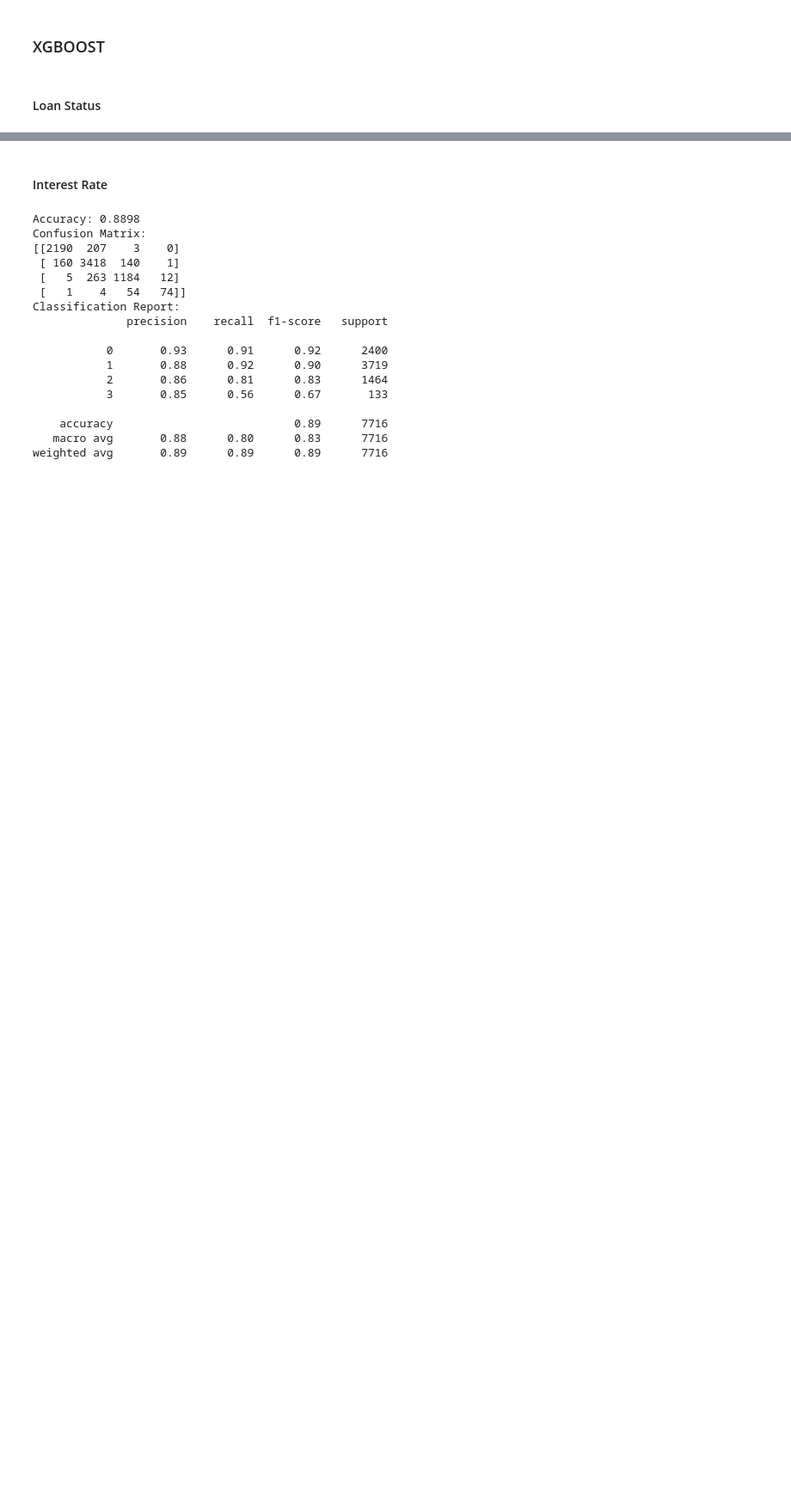
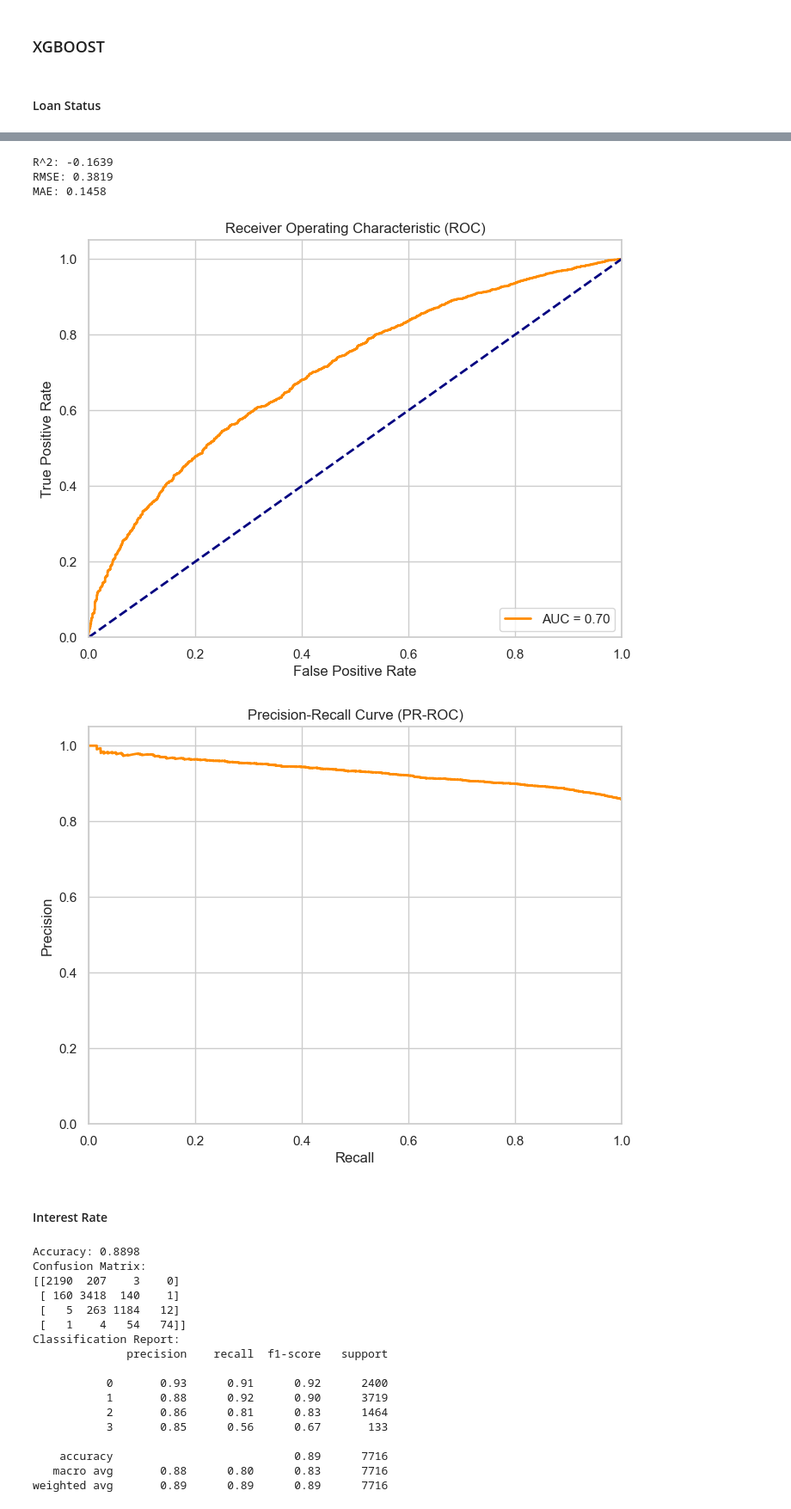
Before and after one commit to likith2201/BankLoanCaseStudy_Project, a Jupyter notebook: BankingLoanCaseStudy.ipynb, the cells around one changed output, grey strips where cells are left out. Shown at 86% size. Cells and saved outputs as stored; diff of their text form; code cells hidden in the pictures; blank space fills up the shorter version.

```diff
--- a/BankingLoanCaseStudy.ipynb
+++ b/BankingLoanCaseStudy.ipynb
@@ -1340,6 +1360,9 @@ from sklearn.metrics import accuracy_score
 #### Loan Status
 # %%
 from sklearn.metrics import accuracy_score, classification_report, confusion_matrix
+from sklearn.metrics import r2_score, mean_squared_error, mean_absolute_error, roc_curve, auc, precision_recall_curve
+
+
 
 xgb_model = xgb.XGBClassifier(n_estimators=100, learning_rate=0.1, max_depth=3)
 xgb_model.fit(X_train, y_train)
@@ -1357,33 +1380,80 @@ print(f"Classification Report:\n{classification_rep}")
 
 
 feature_names = ['loan_amnt', 'installment', 'int_rate%', 'annual_inc', 'dti', 'home_ownership', 'purpose', 'loanPeriod', 'addr_state', 'revol_bal', 'revol_util']
 
 
 feature_importance = xgb_model.feature_importances_
 sorted_idx = np.argsort(feature_importance)
 fig = plt.figure(figsize=(12, 6))
 
 
 plt.barh(range(len(sorted_idx)), feature_importance[sorted_idx], align="center")
 plt.yticks(range(len(sorted_idx)), [feature_names[i] for i in sorted_idx])
 plt.xlabel("Feature Importance")
 plt.title("XGBoost - Loan Status - Feature Importance")
 plt.show()
+
+# Calculate R^2
+y_pred_train = xgb_model.predict(X_train)
+
+r2 = r2_score(y_train, y_pred_train)
+print(f"R^2: {r2:.4f}")
+
+# Calculate RMSE
+rmse = np.sqrt(mean_squared_error(y_train, y_pred_train))
+print(f"RMSE: {rmse:.4f}")
+
+# Calculate MAE
+mae = mean_absolute_error(y_train, y_pred_train)
+print(f"MAE: {mae:.4f}")
+
+# Calculate and plot ROC and AUC
+y_pred_prob = xgb_model.predict_proba(X_test)[:, 1]
+fpr, tpr, _ = roc_curve(y_test, y_pred_prob)
+roc_auc = auc(fpr, tpr)
+
+plt.figure(figsize=(8, 6))
+plt.plot(fpr, tpr, color='darkorange', lw=2, label=f'AUC = {roc_auc:.2f}')
+plt.plot([0, 1], [0, 1], color='navy', lw=2, linestyle='--')
+plt.xlim([0.0, 1.0])
+plt.ylim([0.0, 1.05])
+plt.xlabel('False Positive Rate')
+plt.ylabel('True Positive Rate')
+plt.title('Receiver Operating Characteristic (ROC)')
+plt.legend(loc="lower right")
+plt.show()
+
+# Calculate and plot Precision-Recall ROC
+precision, recall, _ = precision_recall_curve(y_test, y_pred_prob)
+
+plt.figure(figsize=(8, 6))
+plt.plot(recall, precision, color='darkorange', lw=2)
+plt.xlim([0.0, 1.0])
+plt.ylim([0.0, 1.05])
+plt.xlabel('Recall')
+plt.ylabel('Precision')
+plt.title('Precision-Recall Curve (PR-ROC)')
+plt.show()
 # %% [output]
 Accuracy: 0.8578
 Confusion Matrix:
 [[   9 1086]
  [  11 6610]]
 Classification Report:
               precision    recall  f1-score   support
 
            0       0.45      0.01      0.02      1095
            1       0.86      1.00      0.92      6621
 
     accuracy                           0.86      7716
    macro avg       0.65      0.50      0.47      7716
 weighted avg       0.80      0.86      0.79      7716
 [figure]
+R^2: -0.1639
+RMSE: 0.3819
+MAE: 0.1458
+[figure, added]
+[figure, added]
 # %% [markdown]
 #### Interest Rate
 # %%
```
Also changed, not shown: parts of 31 cells of this notebook.
